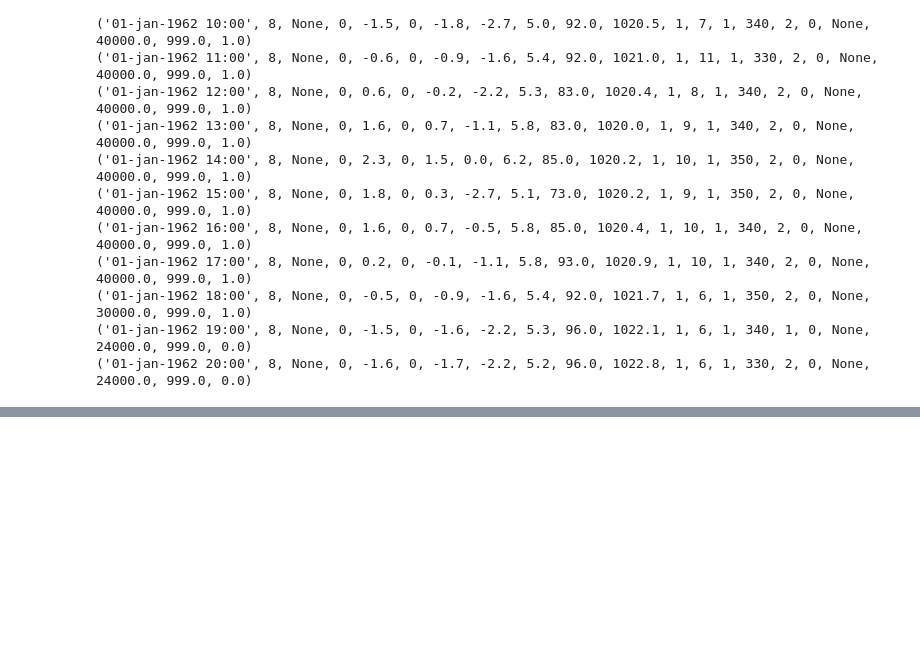
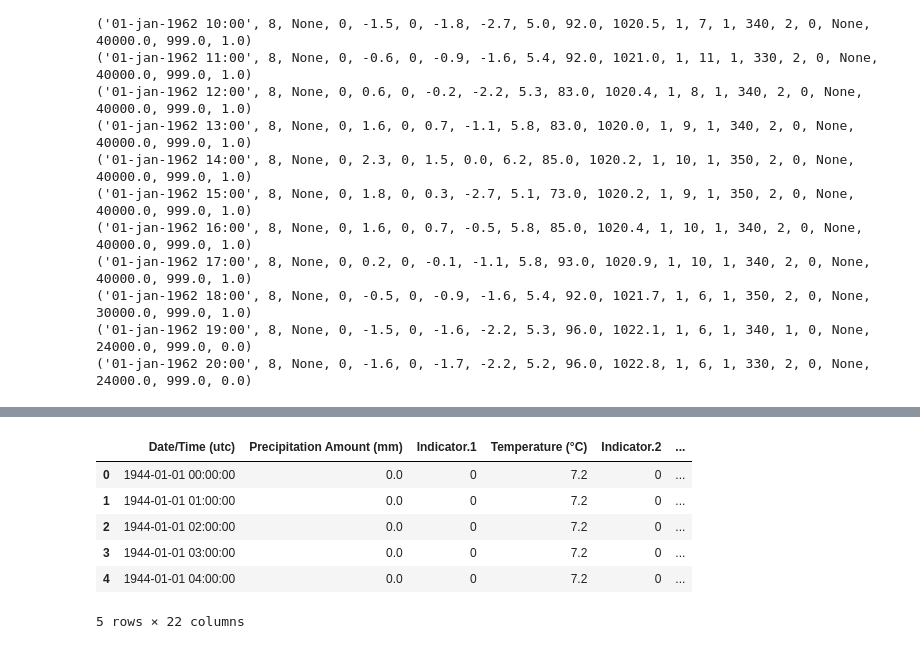
Before and after one commit to MikeCurleyCoosan/PFDA, a Jupyter notebook: PFDA_mywork/PFDA_Week10/project_work/windfarm.ipynb, the cells around one changed output, grey strips where cells are left out. Cells and saved outputs as stored; diff of their text form; code cells hidden in the pictures; blank space fills up the shorter version.

```diff
--- a/PFDA_mywork/PFDA_Week10/project_work/windfarm.ipynb
+++ b/PFDA_mywork/PFDA_Week10/project_work/windfarm.ipynb
@@ -163,0 +263,15 @@ We then went on to drop the `indicator` columns in the dataset.
+# %%
+#As we will be analysing the data by month, we need to convert the 'Date/Time (utc)' column to a datetime
+
+dublin['Date/Time (utc)'] = pd.to_datetime(dublin['Date/Time (utc)'], format='%d-%b-%Y %H:%M')
+print(dublin['Date/Time (utc)'])
+
+#Extract the month from the 'Date/Time (utc)' column
+dublin['Month'] = dublin['Date/Time (utc)'].dt.month
+
+#Extract the year from the 'Date/Time (utc)' column
+dublin['Year'] = dublin['Date/Time (utc)'].dt.year
+
+
+dublin.head()
+# %% [output]
@@ -163,0 +290,7 @@ We then went on to drop the `indicator` columns in the dataset.
+|  | Date/Time (utc) | Precipitation Amount (mm) | Indicator.1 | Temperature (°C) | Indicator.2 | ... |
+| 0 | 1944-01-01 00:00:00 | 0.0 | 0 | 7.2 | 0 | ... |
+| 1 | 1944-01-01 01:00:00 | 0.0 | 0 | 7.2 | 0 | ... |
+| 2 | 1944-01-01 02:00:00 | 0.0 | 0 | 7.2 | 0 | ... |
+| 3 | 1944-01-01 03:00:00 | 0.0 | 0 | 7.2 | 0 | ... |
+| 4 | 1944-01-01 04:00:00 | 0.0 | 0 | 7.2 | 0 | ... |
+5 rows × 22 columns
```
Also changed, not shown: parts of 11 cells of this notebook.
